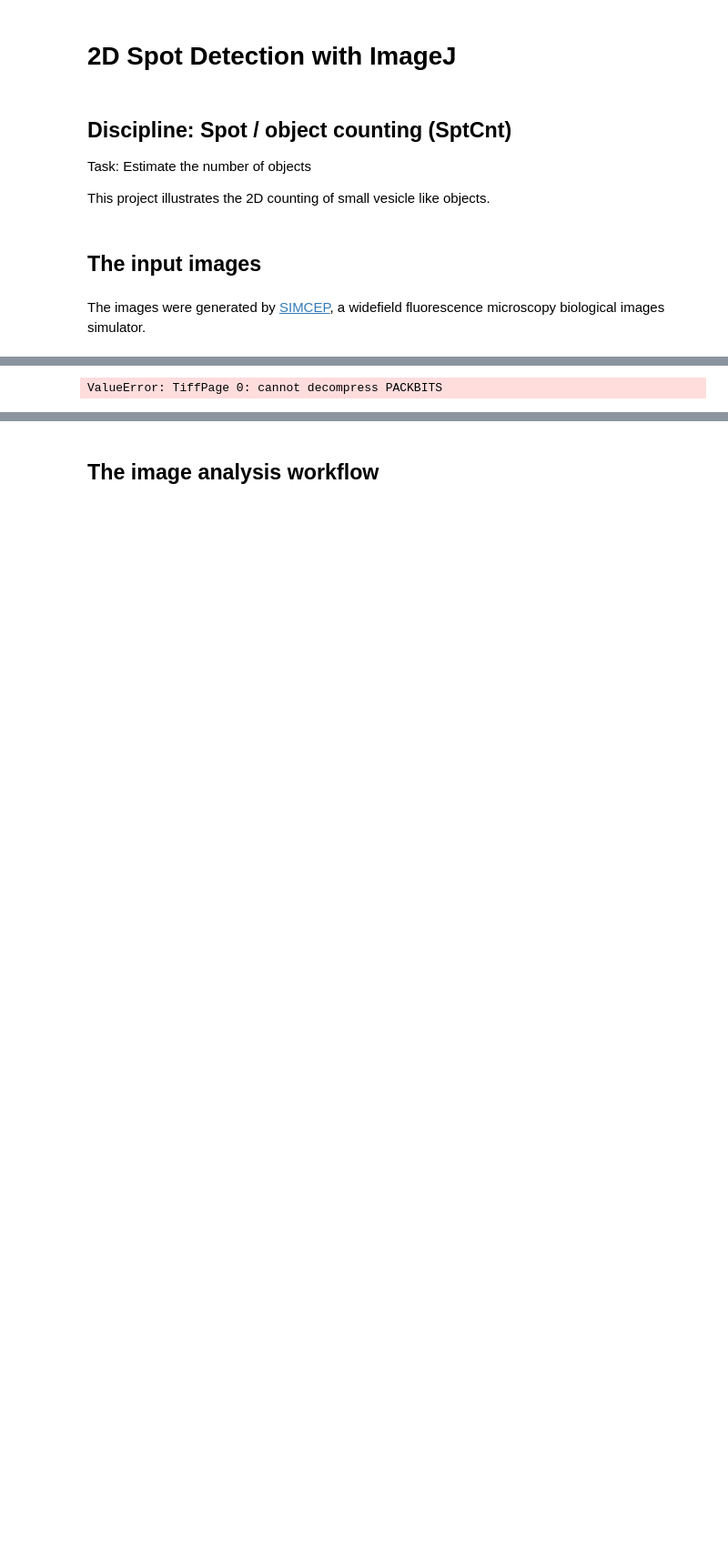
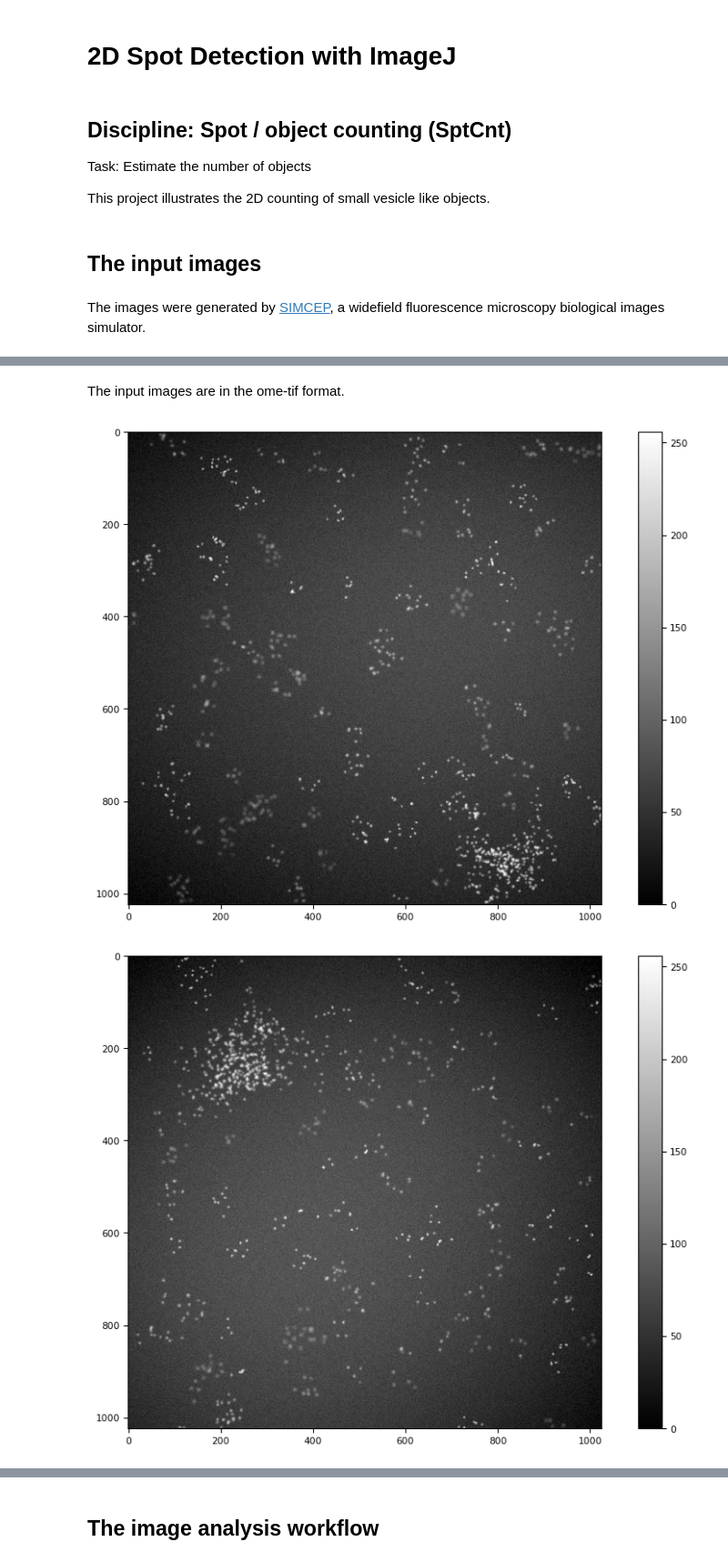
Before and after one commit to Neubias-WG5/-Jupyter_SpotDetection-IJ, a Jupyter notebook: 2d-spot-detection-ij.ipynb, the cells around one changed output, grey strips where cells are left out. Shown at 91% size. Drawn from its saved outputs; the diff is of its cells as text; code cells hidden in the pictures; blank space fills up the shorter version.

Commit message:
display output images

```diff
--- a/2d-spot-detection-ij.ipynb
+++ b/2d-spot-detection-ij.ipynb
@@ -16,15 +18,19 @@ GT_FOLDER = "/home/jovyan/data/gt/"
 OUT_FOLDER = "/home/jovyan/data/out/"
 
 !mkdir -p $OUT_FOLDER
+# %% [markdown]
+The input images are in the ome-tif format.
 # %%
 import os
 import tifffile
+import matplotlib.pyplot
 files = [i.path for i in os.scandir(IN_FOLDER) if i.is_file()]
 paths_sources = [i for i in files if ('.tif' in i) ]
 sources = []
 for path in paths_sources:
     source = tifffile.imread(path)
+    tifffile.imshow(source, cmap='gray')
     sources.append(source)
-print(sources)
 # %% [output]
-ValueError: TiffPage 0: cannot decompress PACKBITS
+[figure, added]
+[figure, added]
```
Also changed, not shown: parts of 7 cells of this notebook.
